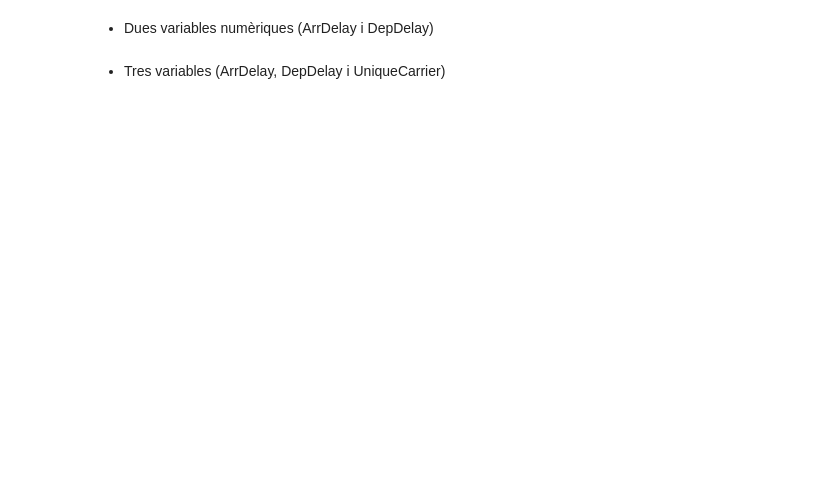
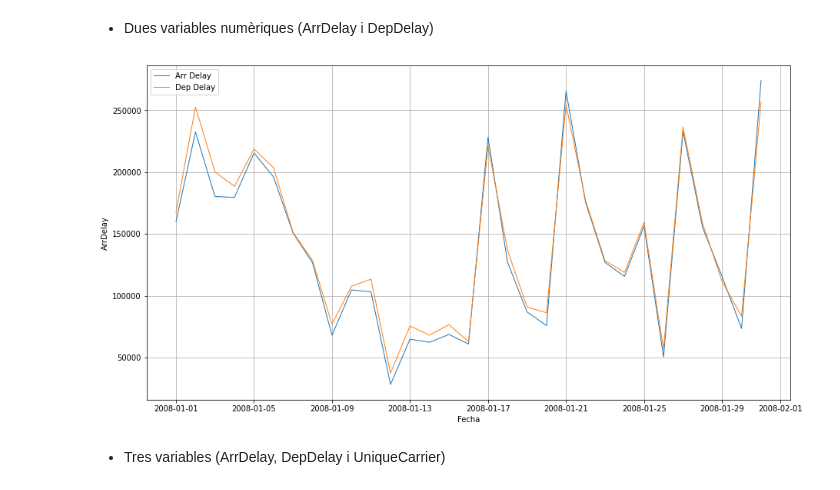
Before and after one commit to kabraxxx/visualitzaci-_explorat-ria, a Jupyter notebook: S03 T01.ipynb, the cells around one changed output. Saved outputs shown, nothing was run; the diff lists cells and outputs as text; code cells hidden in the pictures; blank space fills up the shorter version.

```diff
--- a/S03 T01.ipynb
+++ b/S03 T01.ipynb
@@ -19,4 +102,19 @@ Crea almenys una visualització per:
 # %% [markdown]
 * Dues variables numèriques (ArrDelay i DepDelay)
+# %%
+df['Fecha'] = pd.to_datetime(df.Year*10000+df.Month*100+df.DayofMonth,format='%Y%m%d')
+date_ArrDelay = df[['Fecha', 'ArrDelay']]
+date_DepDelay = df[['Fecha', 'DepDelay']]
+date_ArrDelay = date_ArrDelay.groupby(by='Fecha').sum()
+date_DepDelay = date_DepDelay.groupby(by='Fecha').sum()
+plt.figure(figsize=(15,8))
+plt.grid(True)
+sns.lineplot(x="Fecha", y="ArrDelay", data=date_ArrDelay, palette="Set2", linewidth=1, label = "Arr Delay")
+sns.lineplot(x="Fecha", y="DepDelay",data=date_DepDelay, palette="Set1", linewidth=1, label = "Dep Delay")
+plt.legend()
+plt.savefig("ArrAndDepDelay.png")
+plt.show()
+# %% [output]
+[figure, added]
 # %% [markdown]
 * Tres variables (ArrDelay, DepDelay i UniqueCarrier)
```
Also changed, not shown: parts of 18 cells of this notebook, 10 other files.
